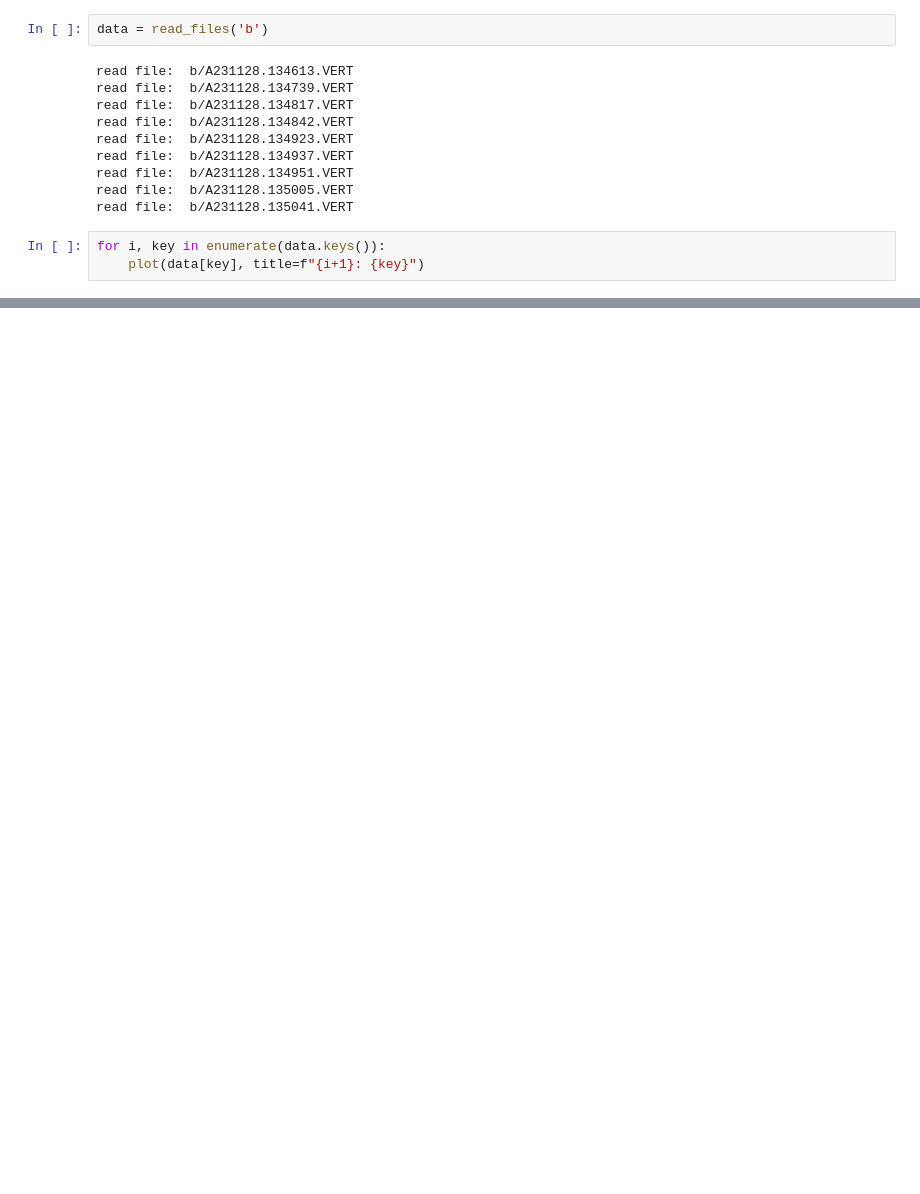
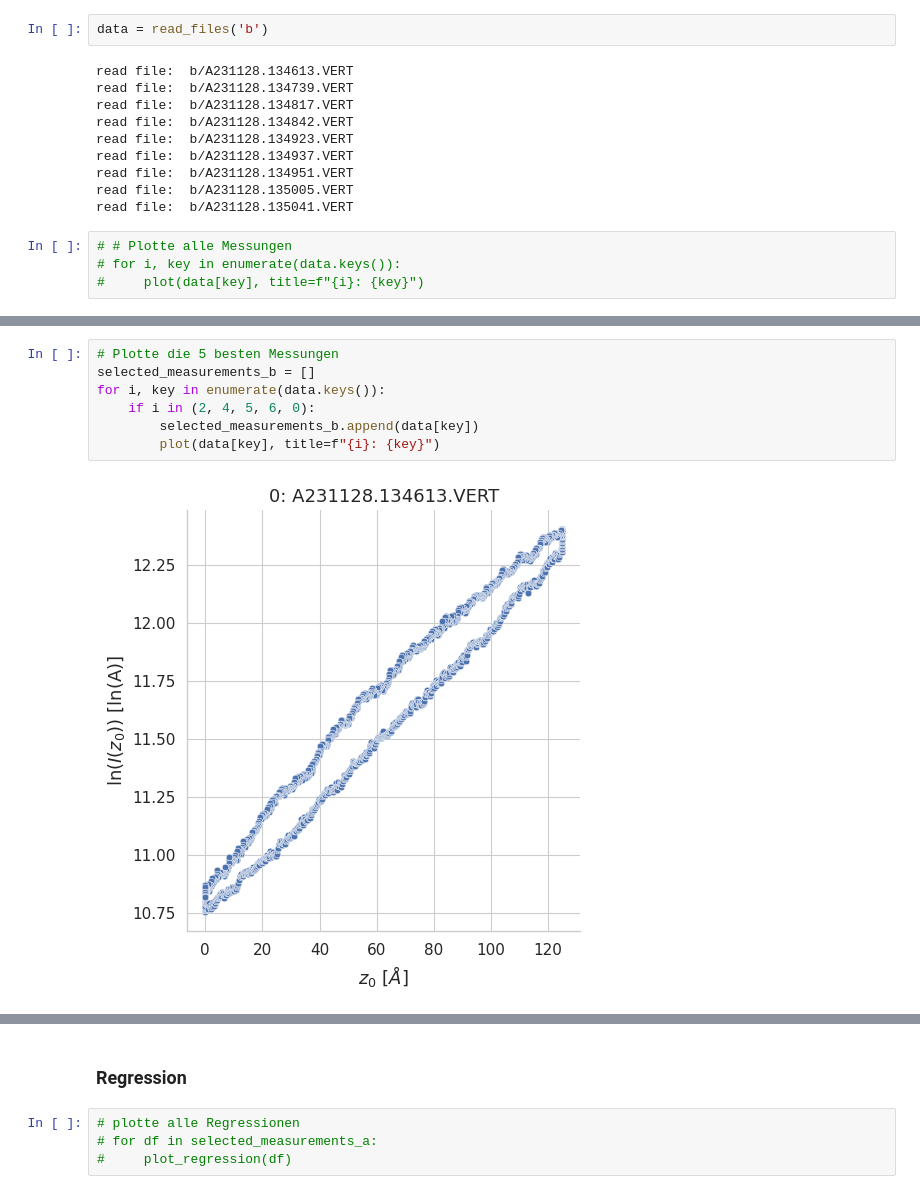
Before and after one commit to ofilla/physik-praktikum-b, a Jupyter notebook: B2.5/data/Austrittsarbeit/Auswertung.ipynb, the cells around one changed output, grey strips where cells are left out. Cells and saved outputs as stored; diff of their text form; blank space fills up the shorter version.

```diff
--- a/B2.5/data/Austrittsarbeit/Auswertung.ipynb
+++ b/B2.5/data/Austrittsarbeit/Auswertung.ipynb
@@ -119,5 +166,6 @@ read file:  b/A231128.134951.VERT
 read file:  b/A231128.135005.VERT
 read file:  b/A231128.135041.VERT
 # %%
-for i, key in enumerate(data.keys()):
-    plot(data[key], title=f"{i+1}: {key}")
+# # Plotte alle Messungen
+# for i, key in enumerate(data.keys()):
+#     plot(data[key], title=f"{i}: {key}")
@@ -133,0 +172,9 @@ for i, key in enumerate(data.keys()):
+# %%
+# Plotte die 5 besten Messungen
+selected_measurements_b = []
+for i, key in enumerate(data.keys()):
+    if i in (2, 4, 5, 6, 0):
+        selected_measurements_b.append(data[key])
+        plot(data[key], title=f"{i}: {key}")
+# %% [output]
+[figure, added]
@@ -133,0 +185,6 @@ for i, key in enumerate(data.keys()):
+# %% [markdown]
+### Regression
+# %%
+# plotte alle Regressionen
+# for df in selected_measurements_a:
+#     plot_regression(df)
```
Also changed, not shown: parts of 20 cells of this notebook, 2 other files.
